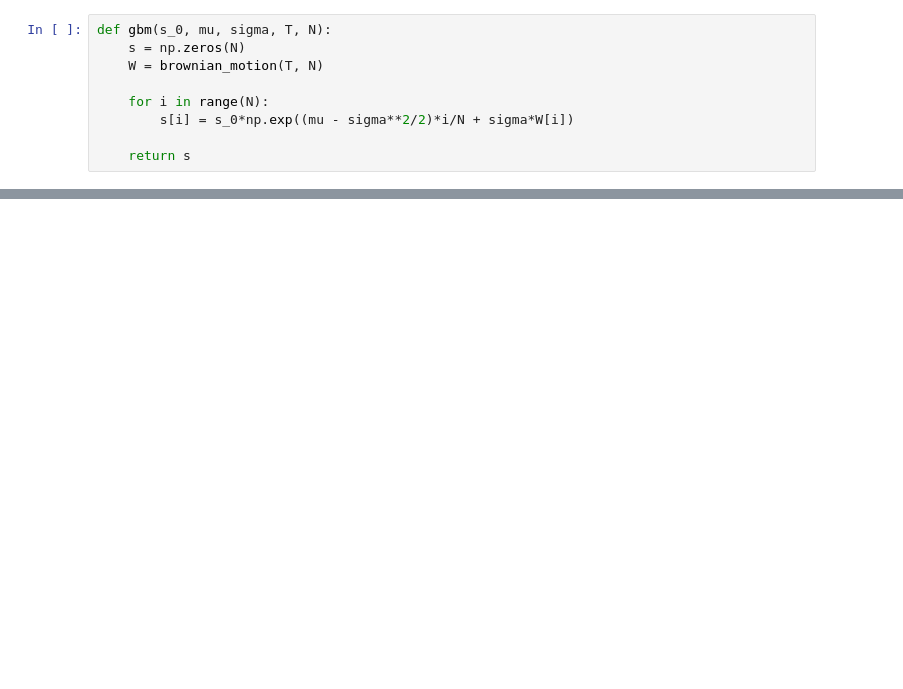
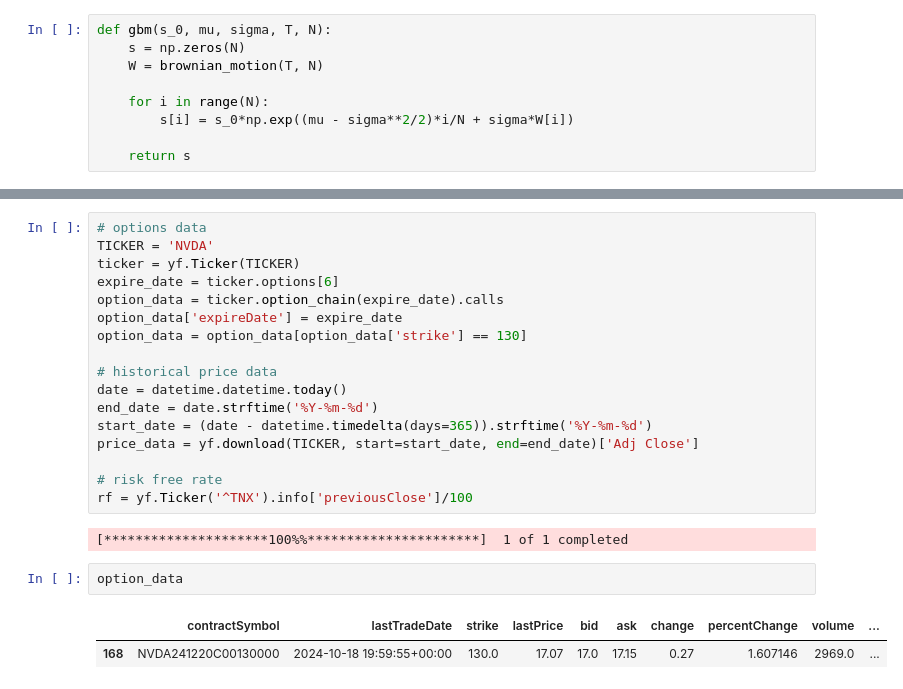
Before and after one commit to yangsu01/funance_blog, a Jupyter notebook: blogs/13-black-scholes/black-scholes.ipynb, the cells around one changed output, grey strips where cells are left out. Cells and saved outputs as stored; diff of their text form; blank space fills up the shorter version.

```diff
--- a/blogs/13-black-scholes/black-scholes.ipynb
+++ b/blogs/13-black-scholes/black-scholes.ipynb
@@ -59,0 +145,24 @@ plt.show()
+# %%
+# options data
+TICKER = 'NVDA'
+ticker = yf.Ticker(TICKER)
+expire_date = ticker.options[6]
+option_data = ticker.option_chain(expire_date).calls
+option_data['expireDate'] = expire_date
+option_data = option_data[option_data['strike'] == 130]
+
+# historical price data
+date = datetime.datetime.today()
+end_date = date.strftime('%Y-%m-%d')
+start_date = (date - datetime.timedelta(days=365)).strftime('%Y-%m-%d')
+price_data = yf.download(TICKER, start=start_date, end=end_date)['Adj Close']
+
+# risk free rate
+rf = yf.Ticker('^TNX').info['previousClose']/100
+# %% [output]
+[*********************100%%**********************]  1 of 1 completed
+# %%
+option_data
+# %% [output]
+|  | contractSymbol | lastTradeDate | strike | lastPrice | bid | ask | change | percentChange | volume | ... |
+| 168 | NVDA241220C00130000 | 2024-10-18 19:59:55+00:00 | 130.0 | 17.07 | 17.0 | 17.15 | 0.27 | 1.607146 | 2969.0 | ... |
```
Also changed, not shown: parts of 14 cells of this notebook.
